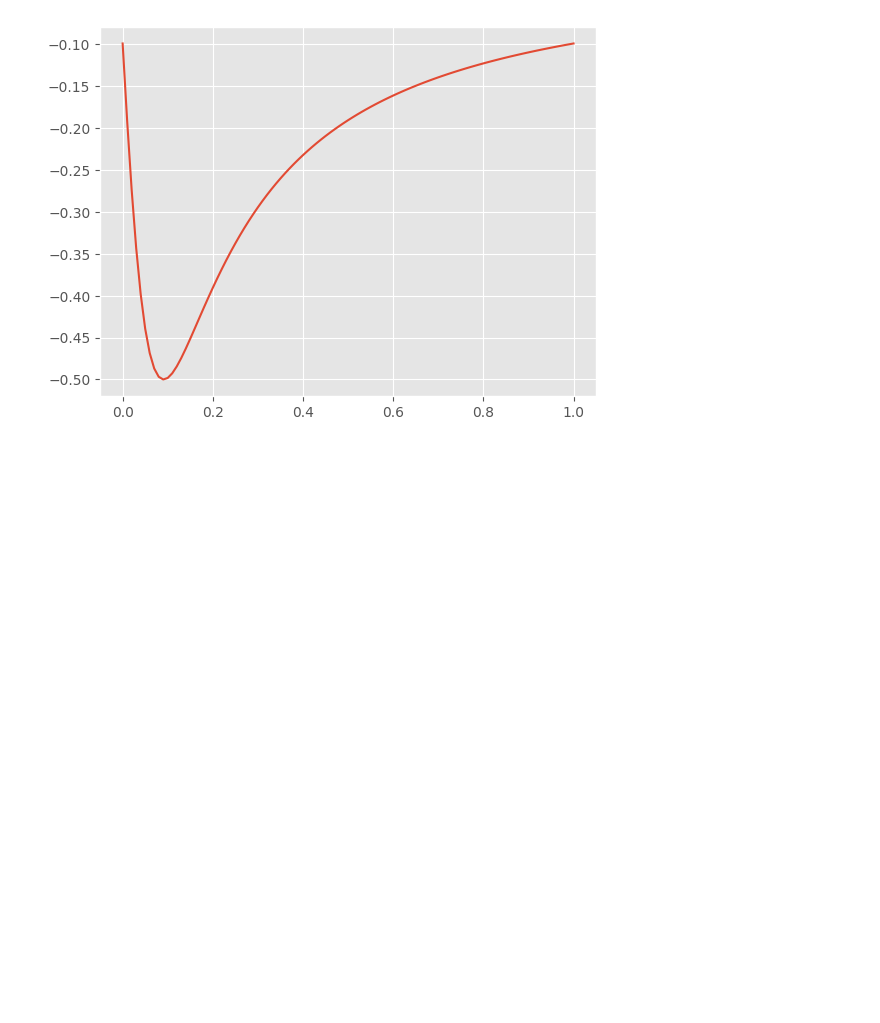
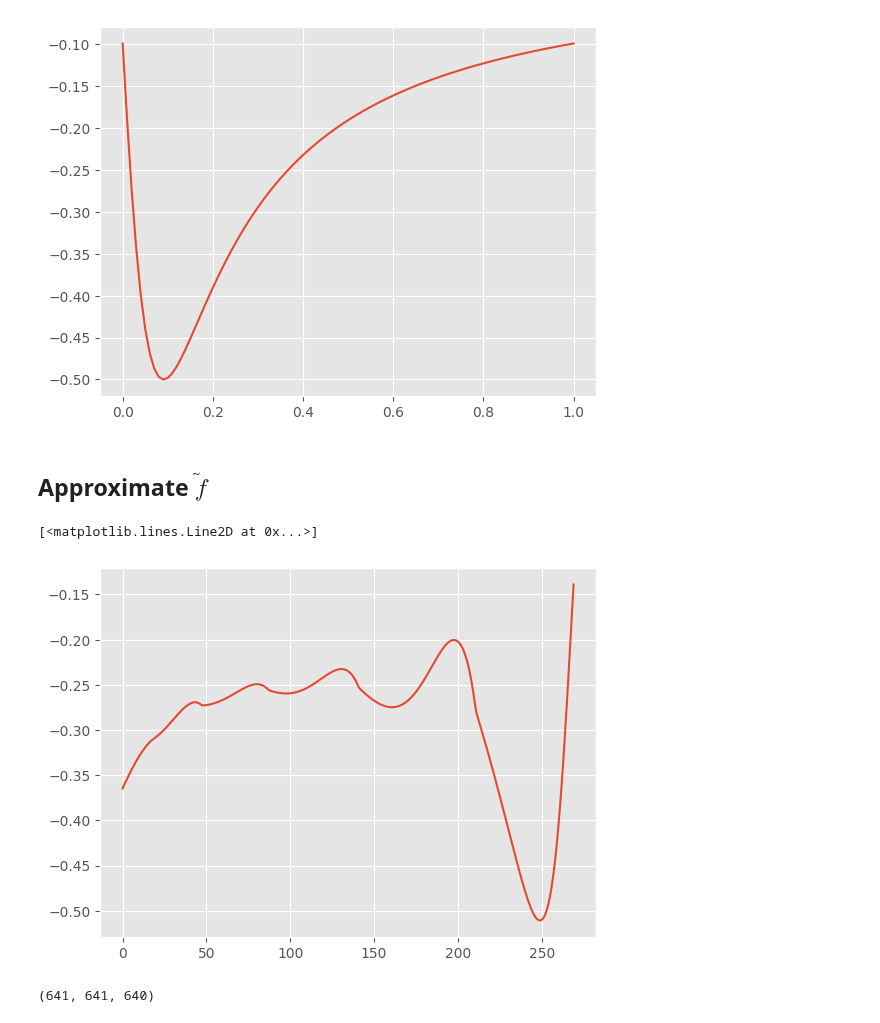
Before and after one commit to MalachiteWind/stable_node_control, a Jupyter notebook: notebooks/featurize/learn_f_techniques.ipynb, the cells around one changed output. Cells and saved outputs as stored; diff of their text form; code cells hidden in the pictures; blank space fills up the shorter version.

Commit message:
Init f and learn g with extra featurized line (freq = 0)\
wip: Learn f directly with basic estimation

```diff
--- a/notebooks/featurize/learn_f_techniques.ipynb
+++ b/notebooks/featurize/learn_f_techniques.ipynb
@@ -279,3 +279,20 @@ plt.plot(x_lin, f_true_arr)
 [figure]
 [<matplotlib.lines.Line2D at 0x...>]
 [figure]
+# %% [markdown]
+## Approximate $\tilde f$
+# %%
+trial = 40
+cutoff=-50
+xs_scaled[trial].shape
+xi = xs_scaled[trial]
+ti = ts[trial]
+
+dxdt = (xi[1:] - xi[:-1]) / (ti[1:] - ti[:-1])
+x_star = xi[-1]
+f_vec = dxdt / (xi[:-1]-x_star)
+
+plt.plot(f_vec[:cutoff])
+# %% [output]
+[<matplotlib.lines.Line2D at 0x...>]
+[figure, added]
@@ -281,0 +314,4 @@ plt.plot(x_lin, f_true_arr)
+# %%
+len(ts[0]), len(xs_scaled[0]), len(f_vecs[0])
+# %% [output]
+(641, 641, 640)
```
Also changed, not shown: parts of 8 cells of this notebook, 1 other file.
